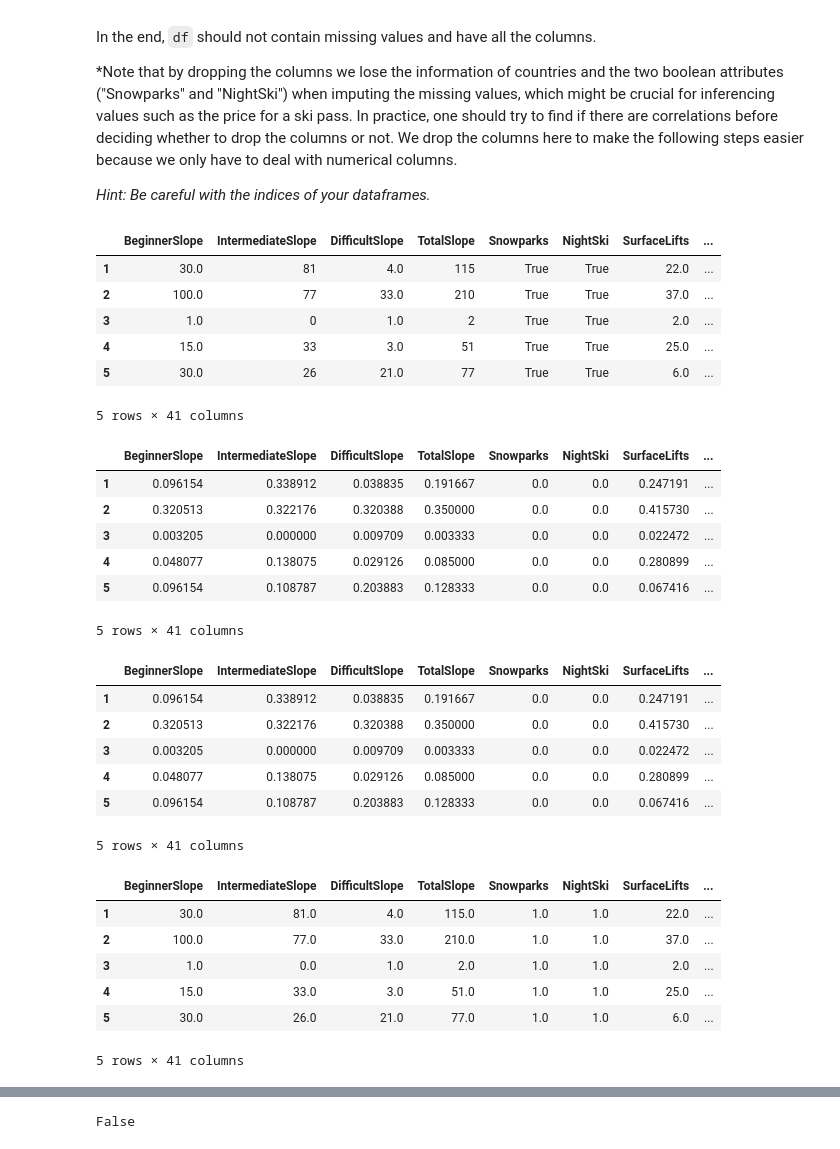
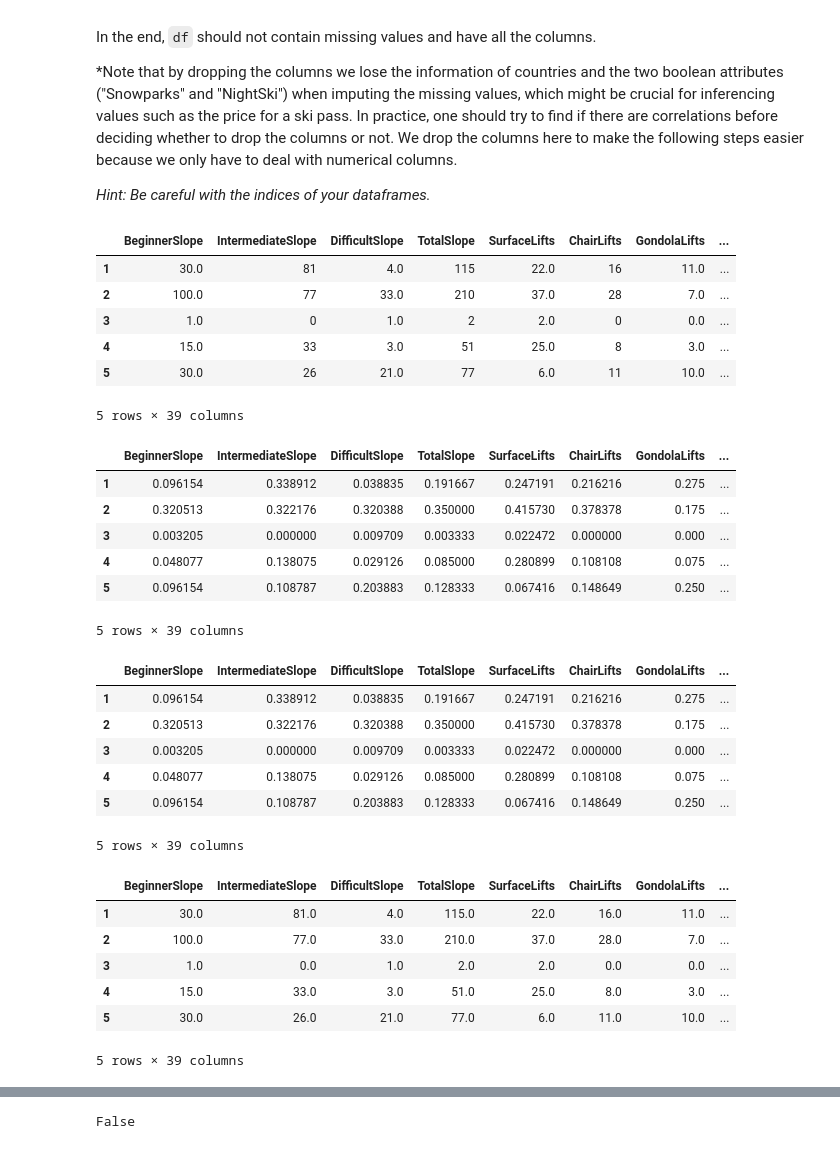
Before and after one commit to drtghosh/intro-to-data-science-assignment, a Jupyter notebook: assignment2.ipynb, the cells around one changed output, grey strips where cells are left out. Cells and saved outputs as stored; diff of their text form; code cells hidden in the pictures.

```diff
--- a/assignment2.ipynb
+++ b/assignment2.ipynb
@@ -487,15 +490,16 @@ We drop the columns here to make the following steps easier because we only have
 # %%
 # your code for step 1 & 2
 df_tmp = df_imp.copy()._get_numeric_data()
+df_tmp.drop(['Snowparks','NightSki'], axis=1, inplace=True)
 df_tmp.head()
 # %% [output]
-|  | BeginnerSlope | IntermediateSlope | DifficultSlope | TotalSlope | Snowparks | NightSki | SurfaceLifts | ... |
-| 1 | 30.0 | 81 | 4.0 | 115 | True | True | 22.0 | ... |
-| 2 | 100.0 | 77 | 33.0 | 210 | True | True | 37.0 | ... |
-| 3 | 1.0 | 0 | 1.0 | 2 | True | True | 2.0 | ... |
-| 4 | 15.0 | 33 | 3.0 | 51 | True | True | 25.0 | ... |
-| 5 | 30.0 | 26 | 21.0 | 77 | True | True | 6.0 | ... |
+|  | BeginnerSlope | IntermediateSlope | DifficultSlope | TotalSlope | SurfaceLifts | ChairLifts | GondolaLifts | ... |
+| 1 | 30.0 | 81 | 4.0 | 115 | 22.0 | 16 | 11.0 | ... |
+| 2 | 100.0 | 77 | 33.0 | 210 | 37.0 | 28 | 7.0 | ... |
+| 3 | 1.0 | 0 | 1.0 | 2 | 2.0 | 0 | 0.0 | ... |
+| 4 | 15.0 | 33 | 3.0 | 51 | 25.0 | 8 | 3.0 | ... |
+| 5 | 30.0 | 26 | 21.0 | 77 | 6.0 | 11 | 10.0 | ... |
-5 rows × 41 columns
+5 rows × 39 columns
 # %%
 # your code for step 3
 # we will use Min Max Normailsation:
@@ -504,36 +508,38 @@ scaled = scaler.fit_transform(df_tmp)
 scaled_df = pd.DataFrame(scaled, columns=df_tmp.columns, index=df_tmp.index)
 scaled_df.head()
 # %% [output]
-|  | BeginnerSlope | IntermediateSlope | DifficultSlope | TotalSlope | Snowparks | NightSki | SurfaceLifts | ... |
-| 1 | 0.096154 | 0.338912 | 0.038835 | 0.191667 | 0.0 | 0.0 | 0.247191 | ... |
-| 2 | 0.320513 | 0.322176 | 0.320388 | 0.350000 | 0.0 | 0.0 | 0.415730 | ... |
-| 3 | 0.003205 | 0.000000 | 0.009709 | 0.003333 | 0.0 | 0.0 | 0.022472 | ... |
-| 4 | 0.048077 | 0.138075 | 0.029126 | 0.085000 | 0.0 | 0.0 | 0.280899 | ... |
-| 5 | 0.096154 | 0.108787 | 0.203883 | 0.128333 | 0.0 | 0.0 | 0.067416 | ... |
+|  | BeginnerSlope | IntermediateSlope | DifficultSlope | TotalSlope | SurfaceLifts | ChairLifts | GondolaLifts | ... |
+| 1 | 0.096154 | 0.338912 | 0.038835 | 0.191667 | 0.247191 | 0.216216 | 0.275 | ... |
+| 2 | 0.320513 | 0.322176 | 0.320388 | 0.350000 | 0.415730 | 0.378378 | 0.175 | ... |
+| 3 | 0.003205 | 0.000000 | 0.009709 | 0.003333 | 0.022472 | 0.000000 | 0.000 | ... |
+| 4 | 0.048077 | 0.138075 | 0.029126 | 0.085000 | 0.280899 | 0.108108 | 0.075 | ... |
+| 5 | 0.096154 | 0.108787 | 0.203883 | 0.128333 | 0.067416 | 0.148649 | 0.250 | ... |
-5 rows × 41 columns
+5 rows × 39 columns
 # %%
 # your code for step 4
+# Impute the missing values considering six neighbors.
 imputer = KNNImputer(n_neighbors=6)
 df_imp_scaled = pd.DataFrame(imputer.fit_transform(scaled_df), columns=scaled_df.columns, index=scaled_df.index)
 df_imp_scaled.head()
 # %% [output]
-|  | BeginnerSlope | IntermediateSlope | DifficultSlope | TotalSlope | Snowparks | NightSki | SurfaceLifts | ... |
-| 1 | 0.096154 | 0.338912 | 0.038835 | 0.191667 | 0.0 | 0.0 | 0.247191 | ... |
-| 2 | 0.320513 | 0.322176 | 0.320388 | 0.350000 | 0.0 | 0.0 | 0.415730 | ... |
-| 3 | 0.003205 | 0.000000 | 0.009709 | 0.003333 | 0.0 | 0.0 | 0.022472 | ... |
-| 4 | 0.048077 | 0.138075 | 0.029126 | 0.085000 | 0.0 | 0.0 | 0.280899 | ... |
-| 5 | 0.096154 | 0.108787 | 0.203883 | 0.128333 | 0.0 | 0.0 | 0.067416 | ... |
+|  | BeginnerSlope | IntermediateSlope | DifficultSlope | TotalSlope | SurfaceLifts | ChairLifts | GondolaLifts | ... |
+| 1 | 0.096154 | 0.338912 | 0.038835 | 0.191667 | 0.247191 | 0.216216 | 0.275 | ... |
+| 2 | 0.320513 | 0.322176 | 0.320388 | 0.350000 | 0.415730 | 0.378378 | 0.175 | ... |
+| 3 | 0.003205 | 0.000000 | 0.009709 | 0.003333 | 0.022472 | 0.000000 | 0.000 | ... |
+| 4 | 0.048077 | 0.138075 | 0.029126 | 0.085000 | 0.280899 | 0.108108 | 0.075 | ... |
+| 5 | 0.096154 | 0.108787 | 0.203883 | 0.128333 | 0.067416 | 0.148649 | 0.250 | ... |
-5 rows × 41 columns
+5 rows × 39 columns
 # %%
 # your code for step 5
+# Invert the transformation applied upfront to enable more meaningful and intuitive visualizations.
 df_imputed = pd.DataFrame(scaler.inverse_transform(df_imp_scaled), columns=df_imp_scaled.columns, index=df_imp_scaled.index)
 df_imputed.head()
 # %% [output]
-|  | BeginnerSlope | IntermediateSlope | DifficultSlope | TotalSlope | Snowparks | NightSki | SurfaceLifts | ... |
-| 1 | 30.0 | 81.0 | 4.0 | 115.0 | 1.0 | 1.0 | 22.0 | ... |
-| 2 | 100.0 | 77.0 | 33.0 | 210.0 | 1.0 | 1.0 | 37.0 | ... |
-| 3 | 1.0 | 0.0 | 1.0 | 2.0 | 1.0 | 1.0 | 2.0 | ... |
-| 4 | 15.0 | 33.0 | 3.0 | 51.0 | 1.0 | 1.0 | 25.0 | ... |
-| 5 | 30.0 | 26.0 | 21.0 | 77.0 | 1.0 | 1.0 | 6.0 | ... |
+|  | BeginnerSlope | IntermediateSlope | DifficultSlope | TotalSlope | SurfaceLifts | ChairLifts | GondolaLifts | ... |
+| 1 | 30.0 | 81.0 | 4.0 | 115.0 | 22.0 | 16.0 | 11.0 | ... |
+| 2 | 100.0 | 77.0 | 33.0 | 210.0 | 37.0 | 28.0 | 7.0 | ... |
+| 3 | 1.0 | 0.0 | 1.0 | 2.0 | 2.0 | 0.0 | 0.0 | ... |
+| 4 | 15.0 | 33.0 | 3.0 | 51.0 | 25.0 | 8.0 | 3.0 | ... |
+| 5 | 30.0 | 26.0 | 21.0 | 77.0 | 6.0 | 11.0 | 10.0 | ... |
-5 rows × 41 columns
+5 rows × 39 columns
 # %%
```
Also changed, not shown: parts of 18 cells of this notebook.
